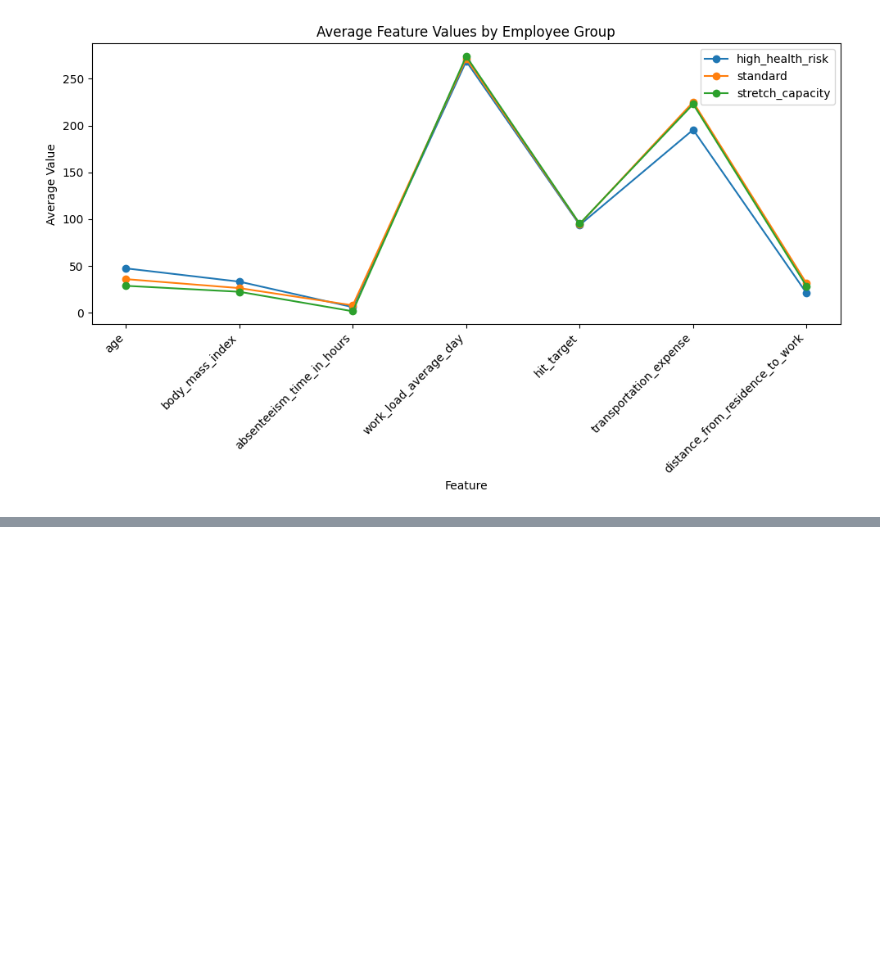
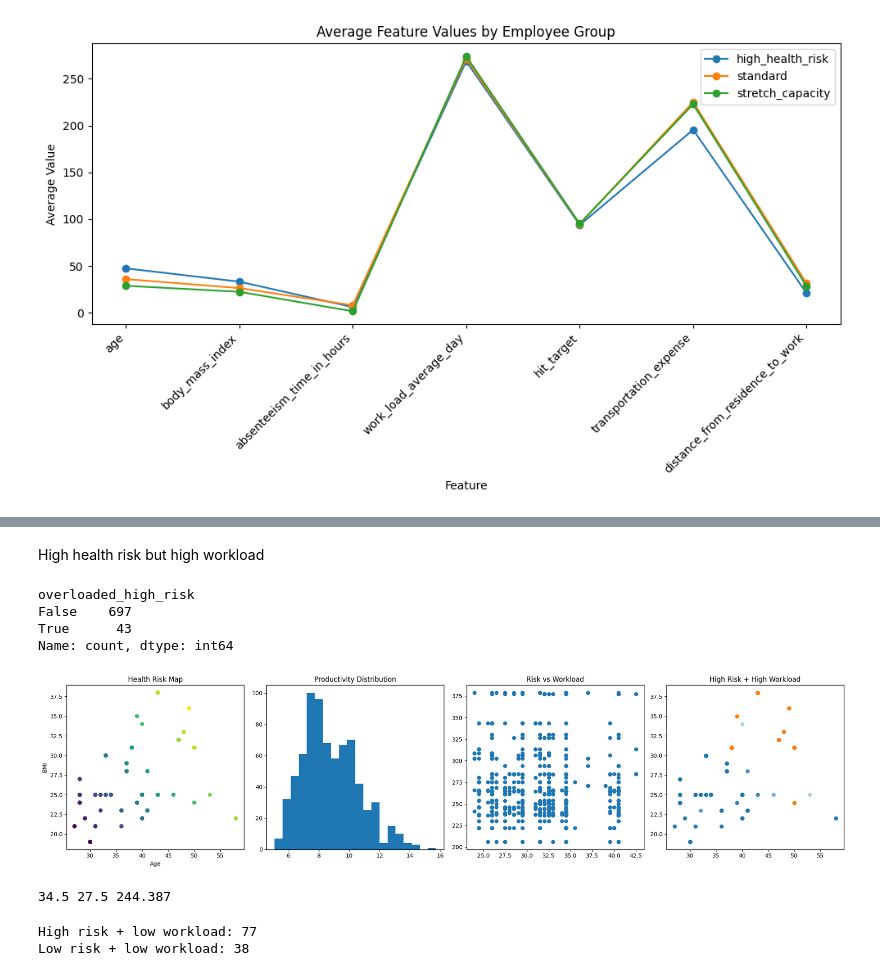
Before and after one commit to mwhalen805/SI-568-Project3, a Jupyter notebook: dataexploration.ipynb, the cells around one changed output, grey strips where cells are left out. Cells and saved outputs as stored; diff of their text form; code cells hidden in the pictures; blank space fills up the shorter version.

```diff
--- a/dataexploration.ipynb
+++ b/dataexploration.ipynb
@@ -332,0 +382,59 @@ plt.show()
+# %% [markdown]
+High health risk but high workload
+# %%
+risk_threshold = df["health_risk_score"].quantile(0.75)
+workload_threshold = df["work_load_average_day"].quantile(0.75)
+
+df["overloaded_high_risk"] = (
+    (df["health_risk_score"] >= risk_threshold) &
+    (df["work_load_average_day"] >= workload_threshold)
+)
+
+df["overloaded_high_risk"].value_counts()
+# %% [output]
+overloaded_high_risk
+False    697
+True      43
+Name: count, dtype: int64
+# %%
+import matplotlib.pyplot as plt
+
+fig, axes = plt.subplots(1, 4, figsize=(20,5))
+
+# Risk map
+sc = axes[0].scatter(df["age"], df["body_mass_index"], c=df["health_risk_score"])
+axes[0].set_title("Health Risk Map")
+axes[0].set_xlabel("Age")
+axes[0].set_ylabel("BMI")
+
+# Productivity distribution
+axes[1].hist(df["health_adjusted_productivity"], bins=20)
+axes[1].set_title("Productivity Distribution")
+
+# Risk vs workload
+axes[2].scatter(df["health_risk_score"], df["work_load_average_day"])
+axes[2].set_title("Risk vs Workload")
+
+# Overloaded group
+axes[3].scatter(df["age"], df["body_mass_index"], alpha=0.3)
+
+axes[3].scatter(
+    df.loc[df["overloaded_high_risk"], "age"],
+    df.loc[df["overloaded_high_risk"], "body_mass_index"]
+)
+
+axes[3].set_title("High Risk + High Workload")
+
+plt.tight_layout()
+plt.show()
+# %% [output]
+[figure, added]
+# %%
+risk_high = df["health_risk_score"].quantile(0.75)
+risk_low = df["health_risk_score"].quantile(0.25)
+
+workload_low = df["work_load_average_day"].quantile(0.25)
+
+print(risk_high, risk_low, workload_low)
+# %% [output]
+34.5 27.5 244.387
@@ -332,0 +451,6 @@ plt.show()
+# %%
+print("High risk + low workload:", df["high_risk_low_workload"].sum())
+print("Low risk + low workload:", df["low_risk_low_workload"].sum())
+# %% [output]
+High risk + low workload: 77
+Low risk + low workload: 38
```
Also changed, not shown: parts of 12 cells of this notebook.
